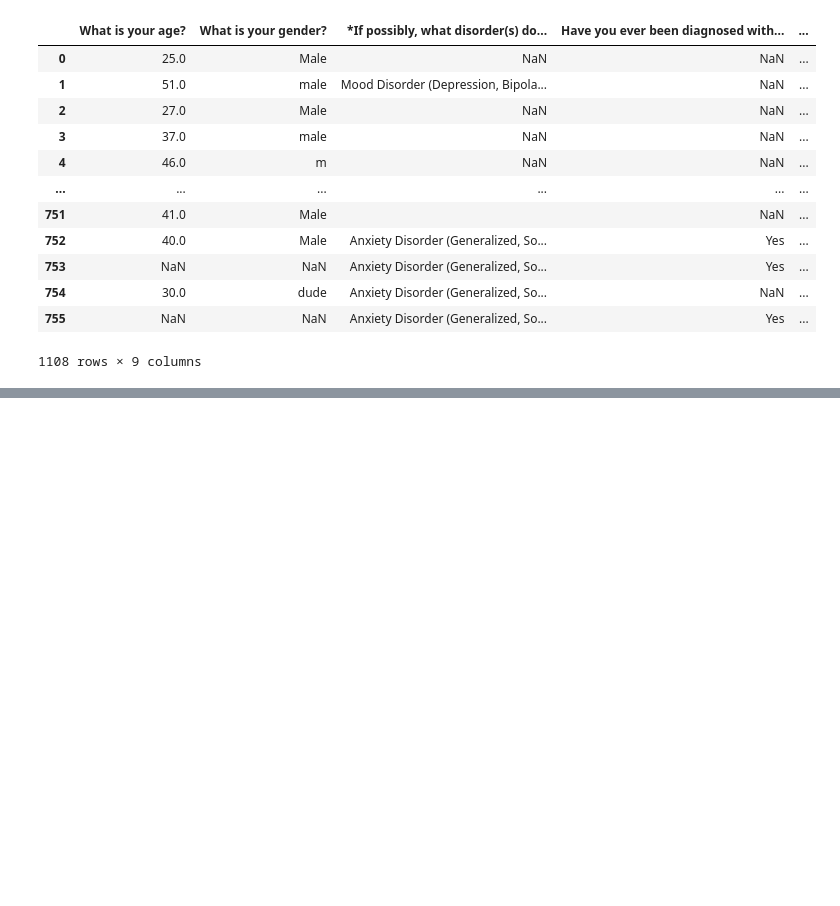
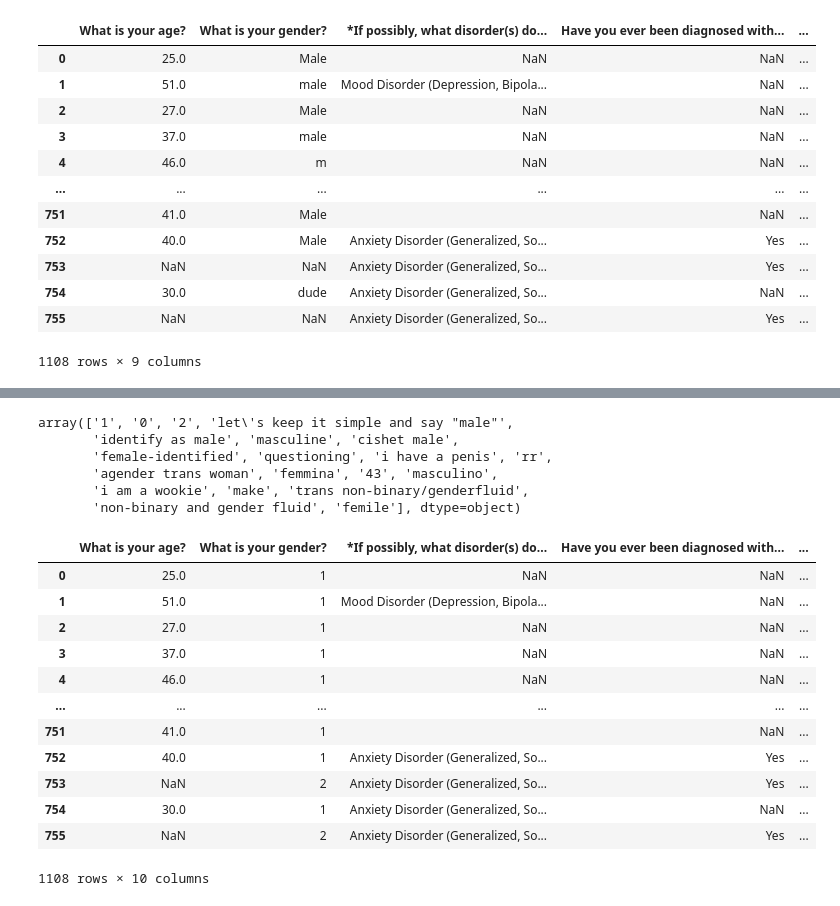
Before and after one commit to Hamza97anh/Mental-Health-Machine-Learning, a Jupyter notebook: H.M/Database.ipynb, the cells around one changed output, grey strips where cells are left out. Saved outputs shown, nothing was run; the diff lists cells and outputs as text; code cells hidden in the pictures; blank space fills up the shorter version.

```diff
--- a/H.M/Database.ipynb
+++ b/H.M/Database.ipynb
@@ -198,0 +193,10 @@ merged_data
+# %%
+# Create Bins for the Age Columns 16-23, 24-30, 31-45, 46-55, 56+
+# Establish the bins.
+size_bins = [0, 23, 30, 45, 55, 100]
+group_names = ["16-23", "24-30", "31-45", "46-55", "56+"]
+
+# Categorize spending based on the bins.
+merged_data["Age Groups"] = pd.cut(merged_data["What is your age?"], size_bins, labels=group_names)
+
+merged_data
@@ -199,3 +279,37 @@ merged_data
+# %%
+# Change the Genders from str to int by gving them values of 0,1,2
+def fix_gender_column():
+    merged_data["What is your gender?"] = merged_data["What is your gender?"].str.lower()
+    merged_data["What is your gender?"].replace(['female'], '0', inplace=True)
+    merged_data["What is your gender?"].replace(["male"], "1", inplace=True)
+    merged_data["What is your gender?"].replace(["gender non-binary/other"], "2", inplace=True)
+
+fix_gender_column()
+#Should have three categories
+merged_data["What is your gender?"].unique()
+# %% [output]
+array(['1', '0', '2', 'let\'s keep it simple and say "male"',
+       'identify as male', 'masculine', 'cishet male',
+       'female-identified', 'questioning', 'i have a penis', 'rr',
+       'agender trans woman', 'femmina', '43', 'masculino',
+       'i am a wookie', 'make', 'trans non-binary/genderfluid',
+       'non-binary and gender fluid', 'femile'], dtype=object)
+# %%
+merged_data
+# %% [output]
+|  | What is your age? | What is your gender? | *If possibly, what disorder(s) do... | Have you ever been diagnosed with... | ... |
+| 0 | 25.0 | 1 | NaN | NaN | ... |
+| 1 | 51.0 | 1 | Mood Disorder (Depression, Bipola... | NaN | ... |
+| 2 | 27.0 | 1 | NaN | NaN | ... |
+| 3 | 37.0 | 1 | NaN | NaN | ... |
+| 4 | 46.0 | 1 | NaN | NaN | ... |
+| ... | ... | ... | ... | ... | ... |
+| 751 | 41.0 | 1 |  | NaN | ... |
+| 752 | 40.0 | 1 | Anxiety Disorder (Generalized, So... | Yes | ... |
+| 753 | NaN | 2 | Anxiety Disorder (Generalized, So... | Yes | ... |
+| 754 | 30.0 | 1 | Anxiety Disorder (Generalized, So... | NaN | ... |
+| 755 | NaN | 2 | Anxiety Disorder (Generalized, So... | Yes | ... |
+1108 rows × 10 columns
 # %%
 # Make the "Have you ever been diagnosed with a mental health disorder?" Column have 0 and 1 value. Anything NaN will be treated as zero
 # %%
```
Also changed, not shown: parts of 8 cells of this notebook, 3 other files.
